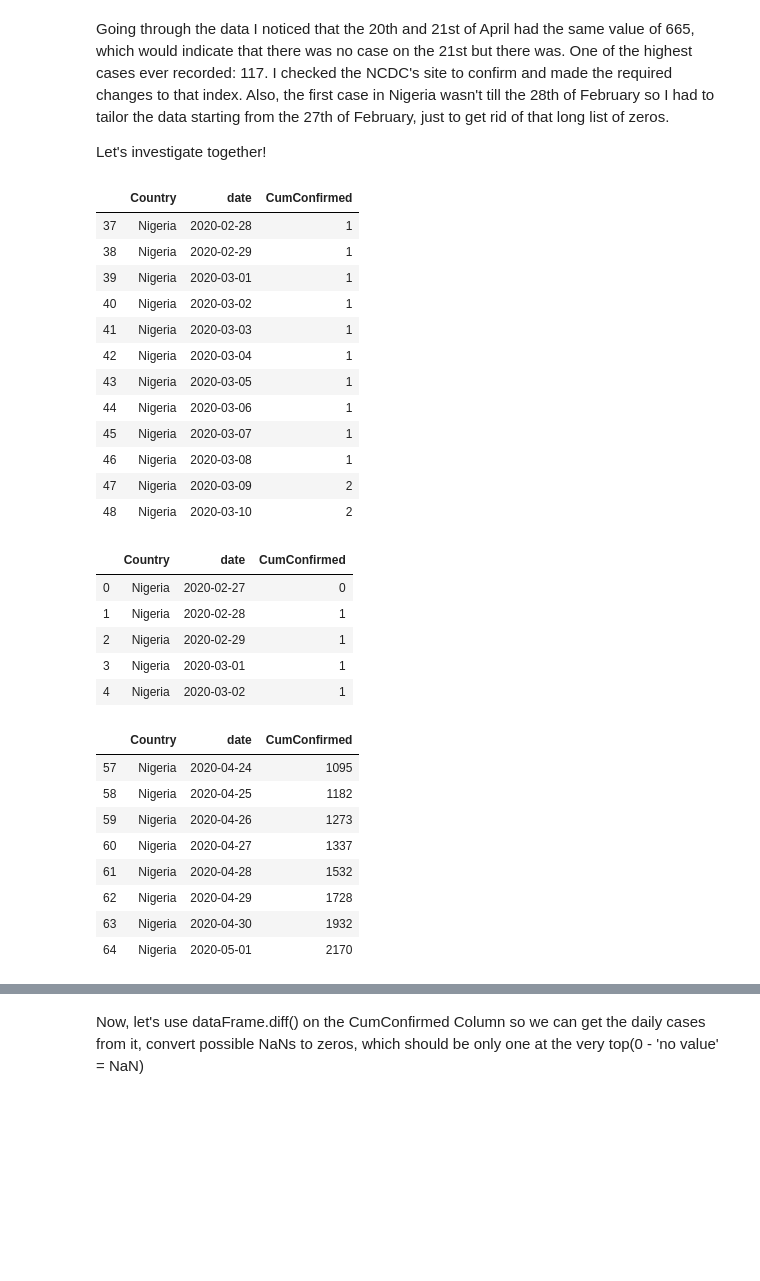
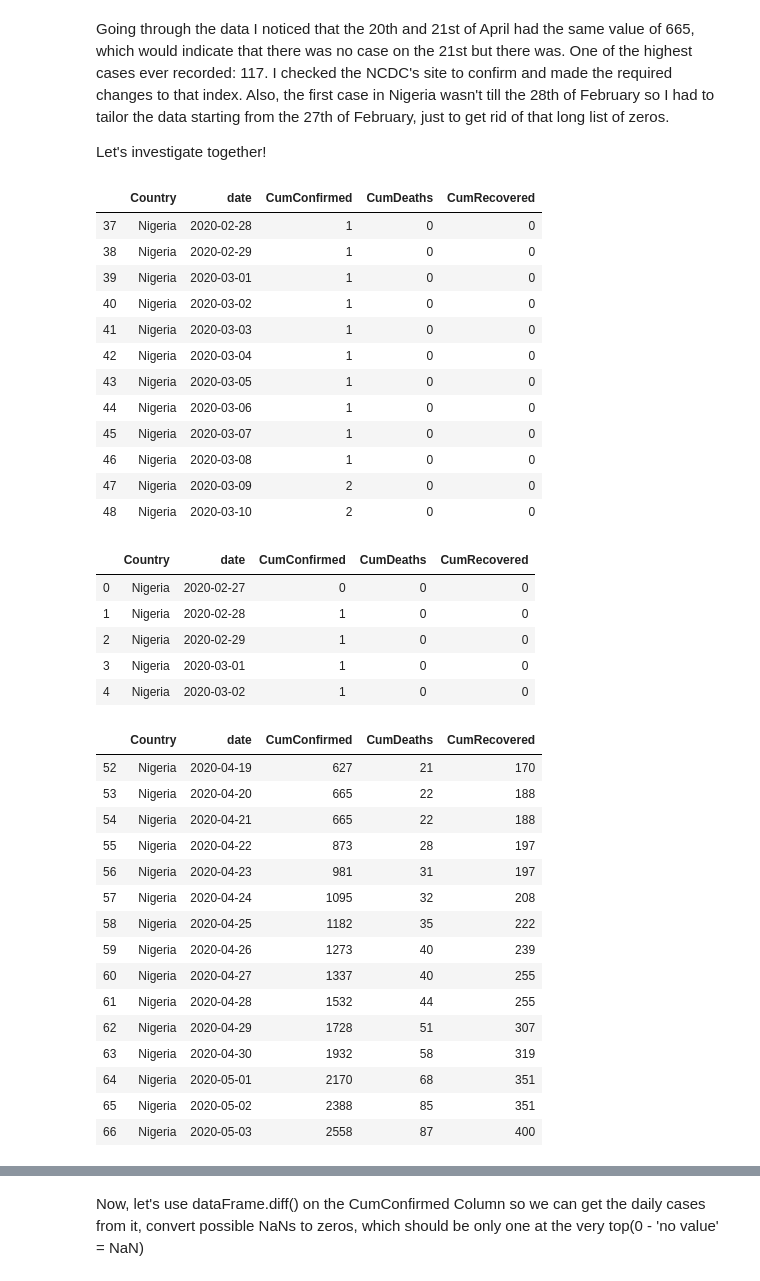
Before and after one commit to iameo/iameo-blog-src, a Jupyter notebook: content/notebooks/Covid19_Forecasting(NG).ipynb, the cells around one changed output, grey strips where cells are left out. Cells and saved outputs as stored; diff of their text form; code cells hidden in the pictures; blank space fills up the shorter version.

```diff
--- a/content/notebooks/Covid19_Forecasting(NG).ipynb
+++ b/content/notebooks/Covid19_Forecasting(NG).ipynb
@@ -63,7 +80,7 @@ import cufflinks
 init_notebook_mode()
 cufflinks.go_offline()
 
-pd.set_option("max_rows", 50)
+pd.set_option("max_rows", 20)
 # %% [output]
 [interactive output not drawn]
 # %% [markdown]
@@ -74,6 +91,6 @@ Data Source: [JohnsHopkinsU]('https://github.com/CSSEGISandData/COVID-19/tree/ma
 # %%
 data = pd.read_csv("~/NG_covid19_ML/data/allData.csv")\
-        .drop(["Province/State", "CumDeaths", "CumRecovered"], axis=1)\
+        .drop(["Province/State"], axis=1)\
         .astype({'date':'datetime64[ns]'})
 
 data.head(3)
@@ -157,42 +176,49 @@ Going through the data I noticed that the 20th and 21st of April had the same va
 
 Let's investigate together!
 # %%
-NG_data[NG_data["CumConfirmed"] > 0].head(12) #easily identify first case - 28th.
+NG_data[NG_data["CumConfirmed"] > 0].head(12) #easily identify first reported case - 28th.
 #No further case until the 9th of March. Take note of the index (37, so tailor from 36)
 # %% [output]
-|  | Country | date | CumConfirmed |
-| 37 | Nigeria | 2020-02-28 | 1 |
-| 38 | Nigeria | 2020-02-29 | 1 |
-| 39 | Nigeria | 2020-03-01 | 1 |
-| 40 | Nigeria | 2020-03-02 | 1 |
-| 41 | Nigeria | 2020-03-03 | 1 |
-| 42 | Nigeria | 2020-03-04 | 1 |
-| 43 | Nigeria | 2020-03-05 | 1 |
-| 44 | Nigeria | 2020-03-06 | 1 |
-| 45 | Nigeria | 2020-03-07 | 1 |
-| 46 | Nigeria | 2020-03-08 | 1 |
-| 47 | Nigeria | 2020-03-09 | 2 |
-| 48 | Nigeria | 2020-03-10 | 2 |
+|  | Country | date | CumConfirmed | CumDeaths | CumRecovered |
+| 37 | Nigeria | 2020-02-28 | 1 | 0 | 0 |
+| 38 | Nigeria | 2020-02-29 | 1 | 0 | 0 |
+| 39 | Nigeria | 2020-03-01 | 1 | 0 | 0 |
+| 40 | Nigeria | 2020-03-02 | 1 | 0 | 0 |
+| 41 | Nigeria | 2020-03-03 | 1 | 0 | 0 |
+| 42 | Nigeria | 2020-03-04 | 1 | 0 | 0 |
+| 43 | Nigeria | 2020-03-05 | 1 | 0 | 0 |
+| 44 | Nigeria | 2020-03-06 | 1 | 0 | 0 |
+| 45 | Nigeria | 2020-03-07 | 1 | 0 | 0 |
+| 46 | Nigeria | 2020-03-08 | 1 | 0 | 0 |
+| 47 | Nigeria | 2020-03-09 | 2 | 0 | 0 |
+| 48 | Nigeria | 2020-03-10 | 2 | 0 | 0 |
 # %%
 NG_data = NG_data.iloc[36:, :] #Tailored!
 NG_data.reset_index(drop=True, inplace=True)
 NG_data.head()
 # %% [output]
-|  | Country | date | CumConfirmed |
-| 0 | Nigeria | 2020-02-27 | 0 |
-| 1 | Nigeria | 2020-02-28 | 1 |
-| 2 | Nigeria | 2020-02-29 | 1 |
-| 3 | Nigeria | 2020-03-01 | 1 |
-| 4 | Nigeria | 2020-03-02 | 1 |
+|  | Country | date | CumConfirmed | CumDeaths | CumRecovered |
+| 0 | Nigeria | 2020-02-27 | 0 | 0 | 0 |
+| 1 | Nigeria | 2020-02-28 | 1 | 0 | 0 |
+| 2 | Nigeria | 2020-02-29 | 1 | 0 | 0 |
+| 3 | Nigeria | 2020-03-01 | 1 | 0 | 0 |
+| 4 | Nigeria | 2020-03-02 | 1 | 0 | 0 |
 # %%
-NG_data.tail(8) #note index 53 and 54
+NG_data.tail(15) #note index 53 and 54
 # %% [output]
-|  | Country | date | CumConfirmed |
-| 57 | Nigeria | 2020-04-24 | 1095 |
-| 58 | Nigeria | 2020-04-25 | 1182 |
-| 59 | Nigeria | 2020-04-26 | 1273 |
-| 60 | Nigeria | 2020-04-27 | 1337 |
-| 61 | Nigeria | 2020-04-28 | 1532 |
-| 62 | Nigeria | 2020-04-29 | 1728 |
-| 63 | Nigeria | 2020-04-30 | 1932 |
-| 64 | Nigeria | 2020-05-01 | 2170 |
+|  | Country | date | CumConfirmed | CumDeaths | CumRecovered |
+| 52 | Nigeria | 2020-04-19 | 627 | 21 | 170 |
+| 53 | Nigeria | 2020-04-20 | 665 | 22 | 188 |
+| 54 | Nigeria | 2020-04-21 | 665 | 22 | 188 |
+| 55 | Nigeria | 2020-04-22 | 873 | 28 | 197 |
+| 56 | Nigeria | 2020-04-23 | 981 | 31 | 197 |
+| 57 | Nigeria | 2020-04-24 | 1095 | 32 | 208 |
+| 58 | Nigeria | 2020-04-25 | 1182 | 35 | 222 |
+| 59 | Nigeria | 2020-04-26 | 1273 | 40 | 239 |
+| 60 | Nigeria | 2020-04-27 | 1337 | 40 | 255 |
+| 61 | Nigeria | 2020-04-28 | 1532 | 44 | 255 |
+| 62 | Nigeria | 2020-04-29 | 1728 | 51 | 307 |
+| 63 | Nigeria | 2020-04-30 | 1932 | 58 | 319 |
+| 64 | Nigeria | 2020-05-01 | 2170 | 68 | 351 |
+| 65 | Nigeria | 2020-05-02 | 2388 | 85 | 351 |
+| 66 | Nigeria | 2020-05-03 | 2558 | 87 | 400 |
```
Also changed, not shown: parts of 65 cells of this notebook, 11 other files.
